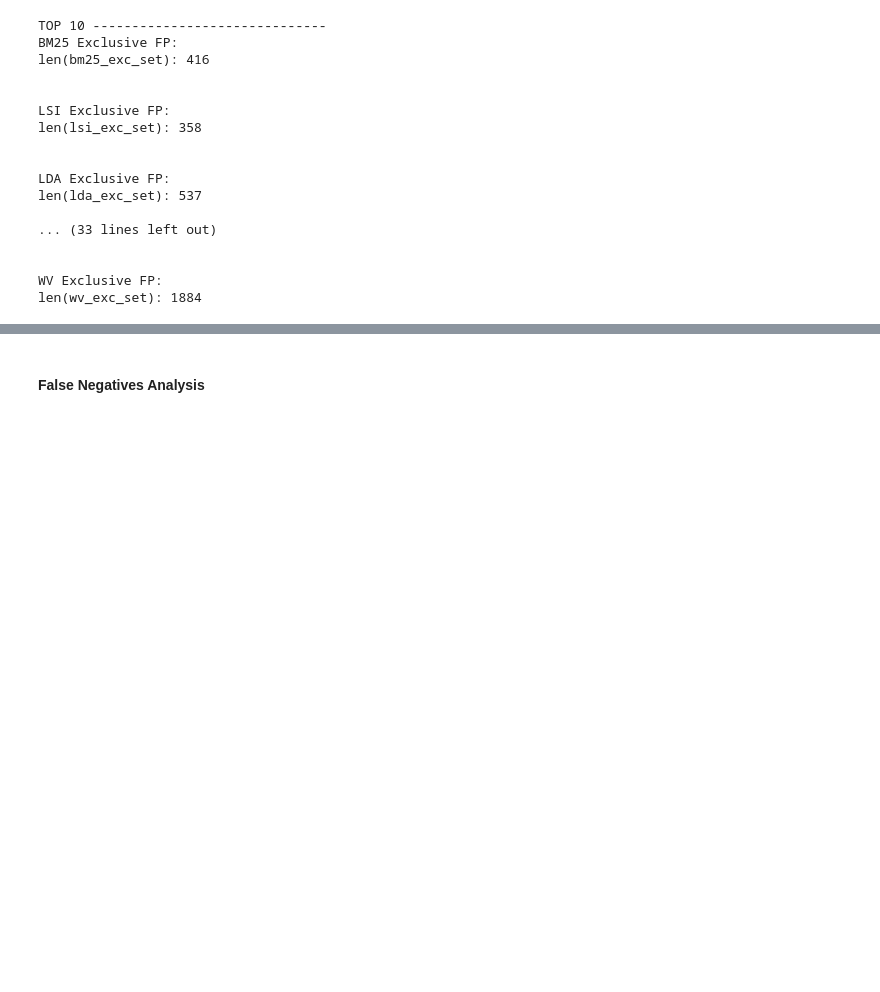
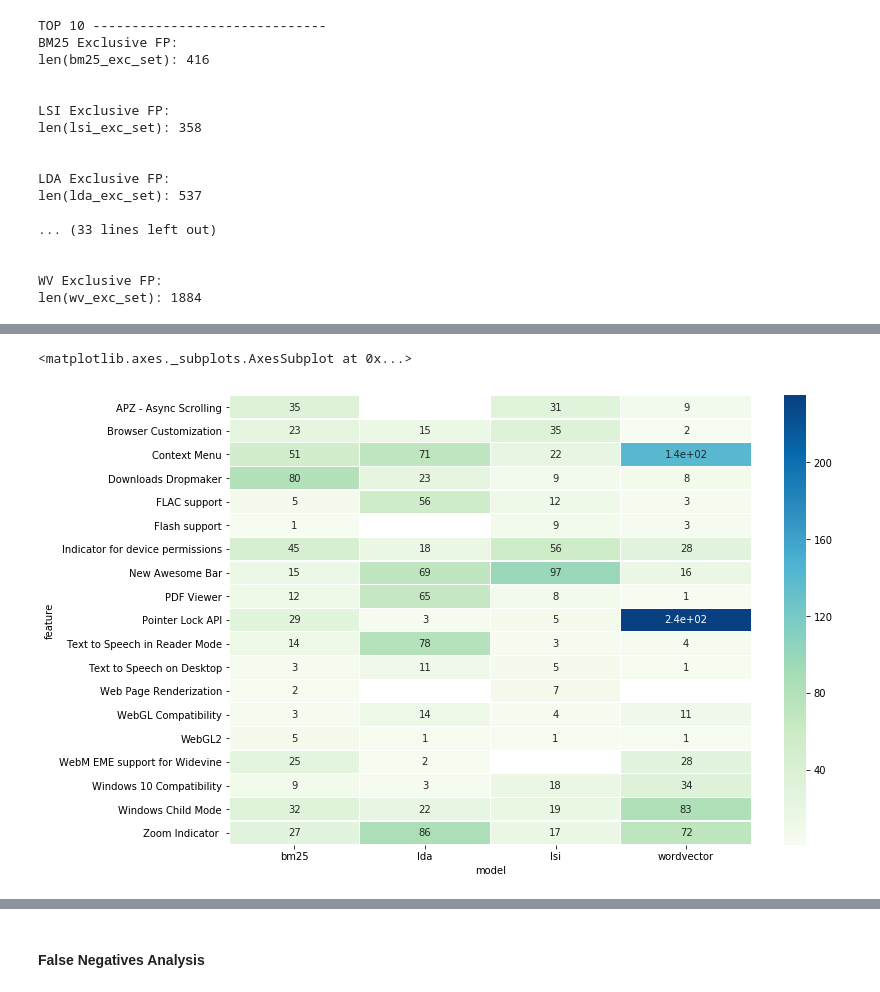
Before and after one commit to Pointpt/trace-link-recovery-study, a Jupyter notebook: notebooks/firefox_p2/tc_br_tracing/tc_br_runner.ipynb, the cells around one changed output, grey strips where cells are left out. Drawn from its saved outputs; the diff is of its cells as text; code cells hidden in the pictures; blank space fills up the shorter version.

```diff
--- a/notebooks/firefox_p2/tc_br_tracing/tc_br_runner.ipynb
+++ b/notebooks/firefox_p2/tc_br_tracing/tc_br_runner.ipynb
@@ -377,13 +377,13 @@ bm25_fp_set_t40, lsi_fp_set_t40, lda_fp_set_t40, wv_fp_set_t40 = aux_functions.g
 ##### Exclusive Traces
 # %%
 print("TOP 10 ------------------------------")
-bm25_fp_exc_set_t10, lsi_fp_exc_set_t10, lda_fp_exc_set_t10, wv_fp_exc_set_t10 =  aux_functions.get_exclusive_traces(bm25_fp_set_t10, lsi_fp_set_t10, lda_fp_set_t10, wv_fp_set_t10, traces_type='FP')
+bm25_fp_exc_set_t10, lsi_fp_exc_set_t10, lda_fp_exc_set_t10, wv_fp_exc_set_t10 =  aux_functions.get_exclusive_traces(bm25_fp_set_t10, lsi_fp_set_t10, lda_fp_set_t10, wv_fp_set_t10, traces_type='FP', verbose=False)
 
 print("\n\nTOP 20 ------------------------------")
-bm25_fp_exc_set_t20, lsi_fp_exc_set_t20, lda_fp_exc_set_t20, wv_fp_exc_set_t20 =  aux_functions.get_exclusive_traces(bm25_fp_set_t20, lsi_fp_set_t20, lda_fp_set_t20, wv_fp_set_t20, traces_type='FP')
+bm25_fp_exc_set_t20, lsi_fp_exc_set_t20, lda_fp_exc_set_t20, wv_fp_exc_set_t20 =  aux_functions.get_exclusive_traces(bm25_fp_set_t20, lsi_fp_set_t20, lda_fp_set_t20, wv_fp_set_t20, traces_type='FP', verbose=False)
 
 print("\n\nTOP 40 -------------------------------")
-bm25_fp_exc_set_t40, lsi_fp_exc_set_t40, lda_fp_exc_set_t40, wv_fp_exc_set_t40 =  aux_functions.get_exclusive_traces(bm25_fp_set_t40, lsi_fp_set_t40, lda_fp_set_t40, wv_fp_set_t40, traces_type='FP')
+bm25_fp_exc_set_t40, lsi_fp_exc_set_t40, lda_fp_exc_set_t40, wv_fp_exc_set_t40 =  aux_functions.get_exclusive_traces(bm25_fp_set_t40, lsi_fp_set_t40, lda_fp_set_t40, wv_fp_set_t40, traces_type='FP', verbose=False)
 # %% [output]
 TOP 10 ------------------------------
 BM25 Exclusive FP:
@@ -459,0 +486,9 @@ aux_functions.highlight_df(rank_df)
+# %%
+df_t10 = pd.concat([bm25_t10_fp_amount_by_feat, lsi_t10_fp_amount_by_feat,
+                   lda_t10_fp_amount_by_feat, wv_t10_fp_amount_by_feat])
+
+df_t10 = df_t10[['tc','model']]
+df_t10.reset_index(inplace=True)
+df_t10.rename(columns={'tc':'FP_amount','tc_feat':'feature'}, inplace=True)
+df_t10 = df_t10.pivot('feature','model','FP_amount')
+df_t10.head(20)
@@ -459,0 +514,10 @@ aux_functions.highlight_df(rank_df)
+# %%
+import seaborn as sns
+from matplotlib import pyplot as plt
+
+a4_dims = (11.7, 8.27)
+fig, ax = plt.subplots(figsize=a4_dims)
+sns.heatmap(ax=ax, data=df_t10, linewidths=.3, annot=True, cmap='GnBu')
+# %% [output]
+<matplotlib.axes._subplots.AxesSubplot at 0x...>
+[figure, added]
```
Also changed, not shown: parts of 12 cells of this notebook.
